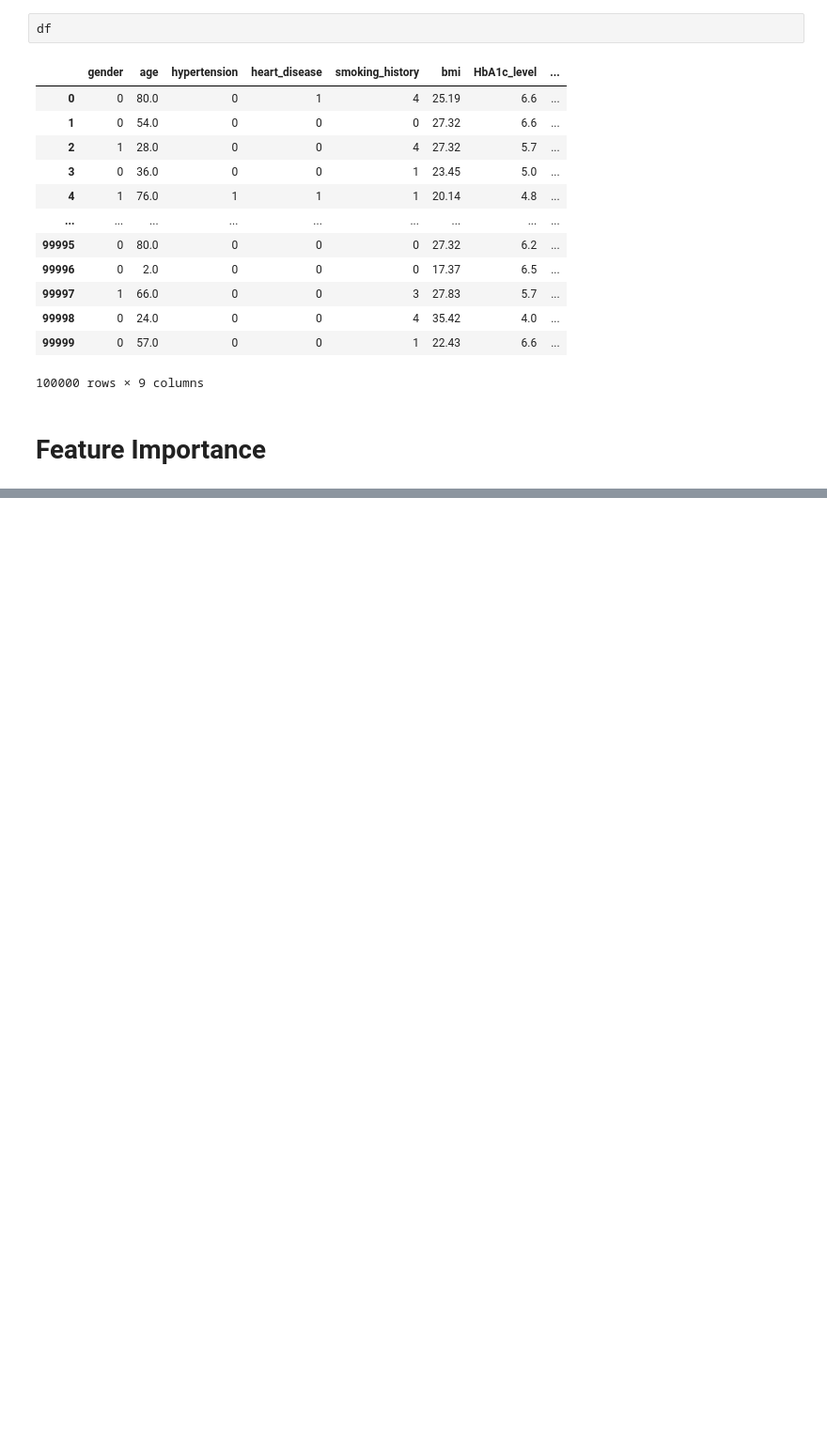
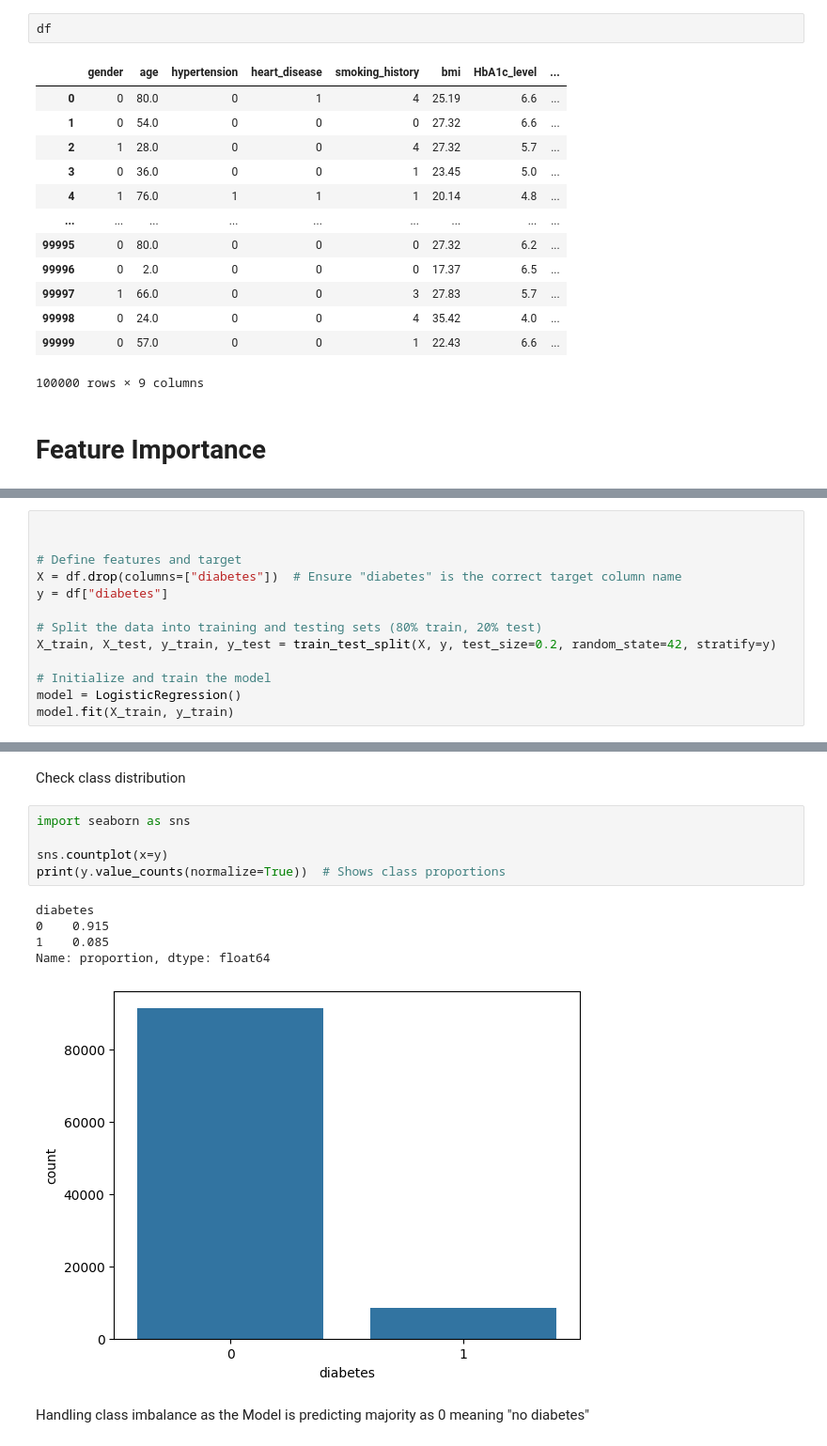
Before and after one commit to fkottapa3/Team14CSE6242, a Jupyter notebook: DiabetesPrediction_v1.ipynb, the cells around one changed output, grey strips where cells are left out. Shown: that part at 94% size. Saved outputs shown, nothing was run; the diff lists cells and outputs as text; blank space fills up the shorter version.

```diff
--- a/DiabetesPrediction_v1.ipynb
+++ b/DiabetesPrediction_v1.ipynb
@@ -122,0 +155,13 @@ plt.show()
+# %%
+
+
+# Define features and target
+X = df.drop(columns=["diabetes"])  # Ensure "diabetes" is the correct target column name
+y = df["diabetes"]
+
+# Split the data into training and testing sets (80% train, 20% test)
+X_train, X_test, y_train, y_test = train_test_split(X, y, test_size=0.2, random_state=42, stratify=y)
+
+# Initialize and train the model
+model = LogisticRegression()
+model.fit(X_train, y_train)
@@ -122,0 +208,15 @@ plt.show()
+# %% [markdown]
+Check class distribution
+# %%
+import seaborn as sns
+
+sns.countplot(x=y)
+print(y.value_counts(normalize=True))  # Shows class proportions
+# %% [output]
+diabetes
+0    0.915
+1    0.085
+Name: proportion, dtype: float64
+[figure, added]
+# %% [markdown]
+Handling class imbalance as the Model is predicting majority as 0 meaning "no diabetes"
```
Also changed, not shown: parts of 14 cells of this notebook.
